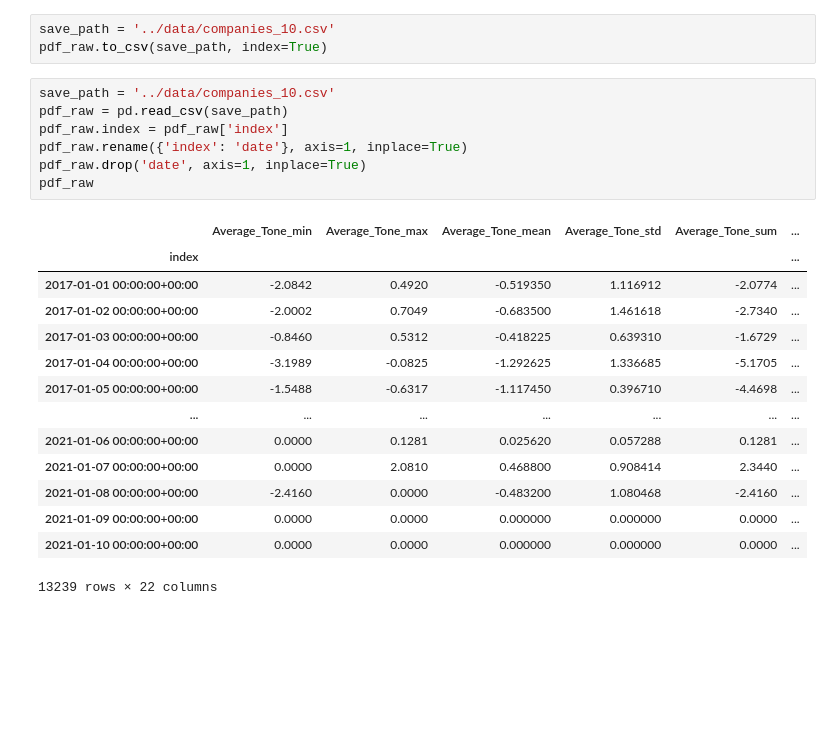
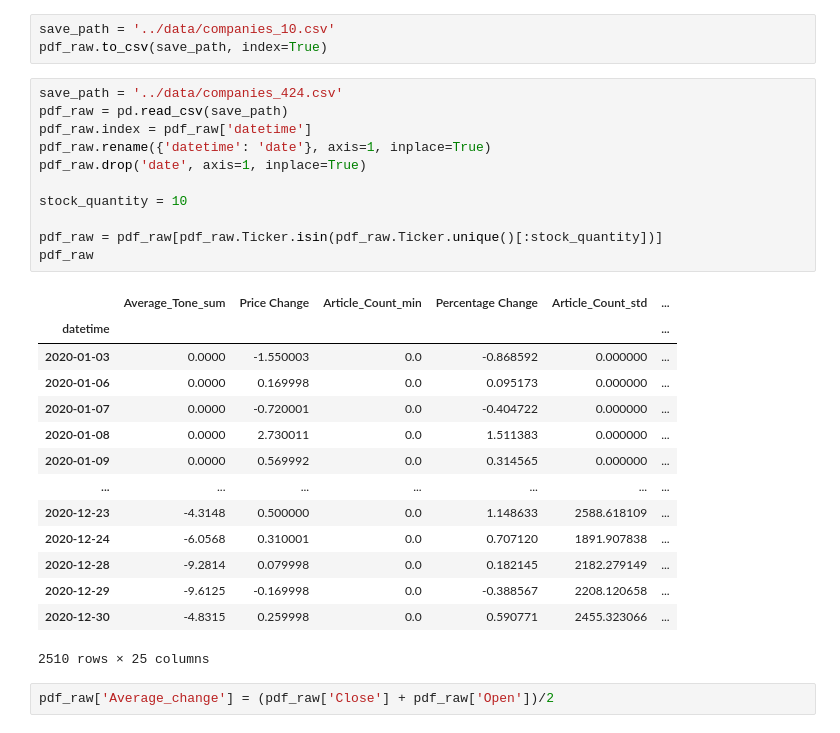
Before and after one commit to comptech-winter-school/stock-news, a Jupyter notebook: DS/catboost_example.ipynb, the cells around one changed output. Saved outputs shown, nothing was run; the diff lists cells and outputs as text; blank space fills up the shorter version.

```diff
--- a/DS/catboost_example.ipynb
+++ b/DS/catboost_example.ipynb
@@ -291,24 +292,30 @@ pdf_raw.dropna()
 save_path = '../data/companies_10.csv'
 pdf_raw.to_csv(save_path, index=True)
 # %%
-save_path = '../data/companies_10.csv'
+save_path = '../data/companies_424.csv'
 pdf_raw = pd.read_csv(save_path)
-pdf_raw.index = pdf_raw['index']
-pdf_raw.rename({'index': 'date'}, axis=1, inplace=True)
+pdf_raw.index = pdf_raw['datetime']
+pdf_raw.rename({'datetime': 'date'}, axis=1, inplace=True)
 pdf_raw.drop('date', axis=1, inplace=True)
+
+stock_quantity = 10
+
+pdf_raw = pdf_raw[pdf_raw.Ticker.isin(pdf_raw.Ticker.unique()[:stock_quantity])]
 pdf_raw
 # %% [output]
-|  | Average_Tone_min | Average_Tone_max | Average_Tone_mean | Average_Tone_std | Average_Tone_sum | ... |
-| index |  |  |  |  |  | ... |
-| 2017-01-01 00:00:00+00:00 | -2.0842 | 0.4920 | -0.519350 | 1.116912 | -2.0774 | ... |
-| 2017-01-02 00:00:00+00:00 | -2.0002 | 0.7049 | -0.683500 | 1.461618 | -2.7340 | ... |
-| 2017-01-03 00:00:00+00:00 | -0.8460 | 0.5312 | -0.418225 | 0.639310 | -1.6729 | ... |
-| 2017-01-04 00:00:00+00:00 | -3.1989 | -0.0825 | -1.292625 | 1.336685 | -5.1705 | ... |
-| 2017-01-05 00:00:00+00:00 | -1.5488 | -0.6317 | -1.117450 | 0.396710 | -4.4698 | ... |
+|  | Average_Tone_sum | Price Change | Article_Count_min | Percentage Change | Article_Count_std | ... |
+| datetime |  |  |  |  |  | ... |
+| 2020-01-03 | 0.0000 | -1.550003 | 0.0 | -0.868592 | 0.000000 | ... |
+| 2020-01-06 | 0.0000 | 0.169998 | 0.0 | 0.095173 | 0.000000 | ... |
+| 2020-01-07 | 0.0000 | -0.720001 | 0.0 | -0.404722 | 0.000000 | ... |
+| 2020-01-08 | 0.0000 | 2.730011 | 0.0 | 1.511383 | 0.000000 | ... |
+| 2020-01-09 | 0.0000 | 0.569992 | 0.0 | 0.314565 | 0.000000 | ... |
 | ... | ... | ... | ... | ... | ... | ... |
-| 2021-01-06 00:00:00+00:00 | 0.0000 | 0.1281 | 0.025620 | 0.057288 | 0.1281 | ... |
-| 2021-01-07 00:00:00+00:00 | 0.0000 | 2.0810 | 0.468800 | 0.908414 | 2.3440 | ... |
-| 2021-01-08 00:00:00+00:00 | -2.4160 | 0.0000 | -0.483200 | 1.080468 | -2.4160 | ... |
-| 2021-01-09 00:00:00+00:00 | 0.0000 | 0.0000 | 0.000000 | 0.000000 | 0.0000 | ... |
-| 2021-01-10 00:00:00+00:00 | 0.0000 | 0.0000 | 0.000000 | 0.000000 | 0.0000 | ... |
+| 2020-12-23 | -4.3148 | 0.500000 | 0.0 | 1.148633 | 2588.618109 | ... |
+| 2020-12-24 | -6.0568 | 0.310001 | 0.0 | 0.707120 | 1891.907838 | ... |
+| 2020-12-28 | -9.2814 | 0.079998 | 0.0 | 0.182145 | 2182.279149 | ... |
+| 2020-12-29 | -9.6125 | -0.169998 | 0.0 | -0.388567 | 2208.120658 | ... |
+| 2020-12-30 | -4.8315 | 0.259998 | 0.0 | 0.590771 | 2455.323066 | ... |
-13239 rows × 22 columns
+2510 rows × 25 columns
+# %%
+pdf_raw['Average_change'] = (pdf_raw['Close'] + pdf_raw['Open'])/2
```
Also changed, not shown: parts of 15 cells of this notebook, 2 other files.
